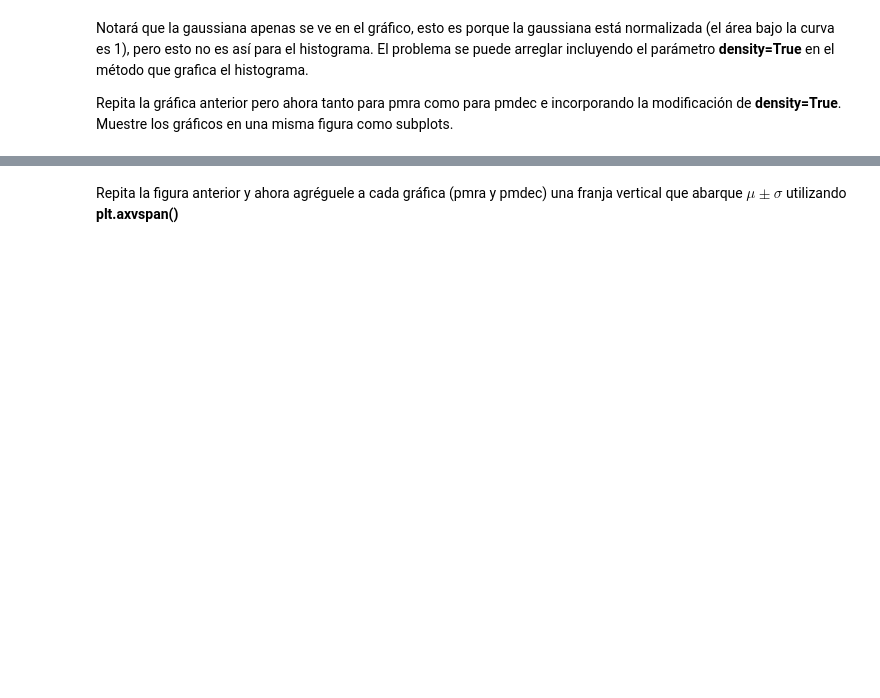
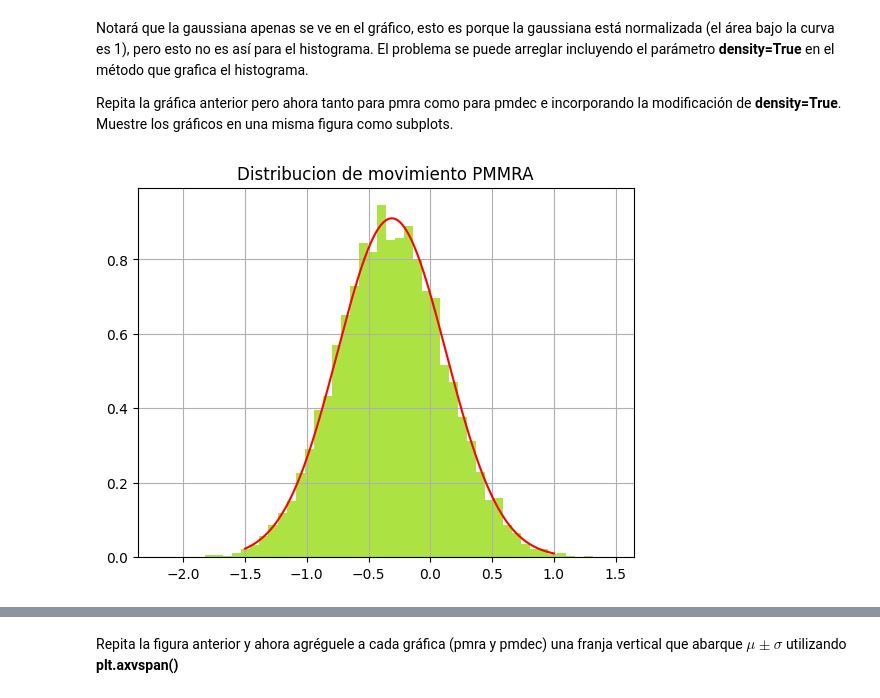
Before and after one commit to JoseAguirre-10/Tarea-2, a Jupyter notebook: Tarea2.ipynb, the cells around one changed output, grey strips where cells are left out. Cells and saved outputs as stored; diff of their text form; code cells hidden in the pictures; blank space fills up the shorter version.

```diff
--- a/Tarea2.ipynb
+++ b/Tarea2.ipynb
@@ -150,3 +157,13 @@ TypeError: 'numpy.ndarray' object is not callable
 Notará que la gaussiana apenas se ve en el gráfico, esto es porque la gaussiana está normalizada (el área bajo la curva es 1), pero esto no es así para el histograma. El problema se puede arreglar incluyendo el parámetro **density=True** en el método que grafica el histograma.
 
 Repita la gráfica anterior pero ahora tanto para pmra como para pmdec e incorporando la modificación de **density=True**. Muestre los gráficos en una misma figura como subplots.
+# %%
+#para pmra tenemos lo siguiente:
+muestra = np.random.normal(mu_pmra, std_pmra, 10000)
+plt.hist(muestra, bins = 50, color= '#ade243', density= True)
+plt.plot(x_pmra,fx_pmra,c= 'red')
+plt.title('Distribucion de movimiento PMMRA')
+plt.grid()
+plt.show()
+# %% [output]
+[figure, added]
```
Also changed, not shown: parts of 8 cells of this notebook.
